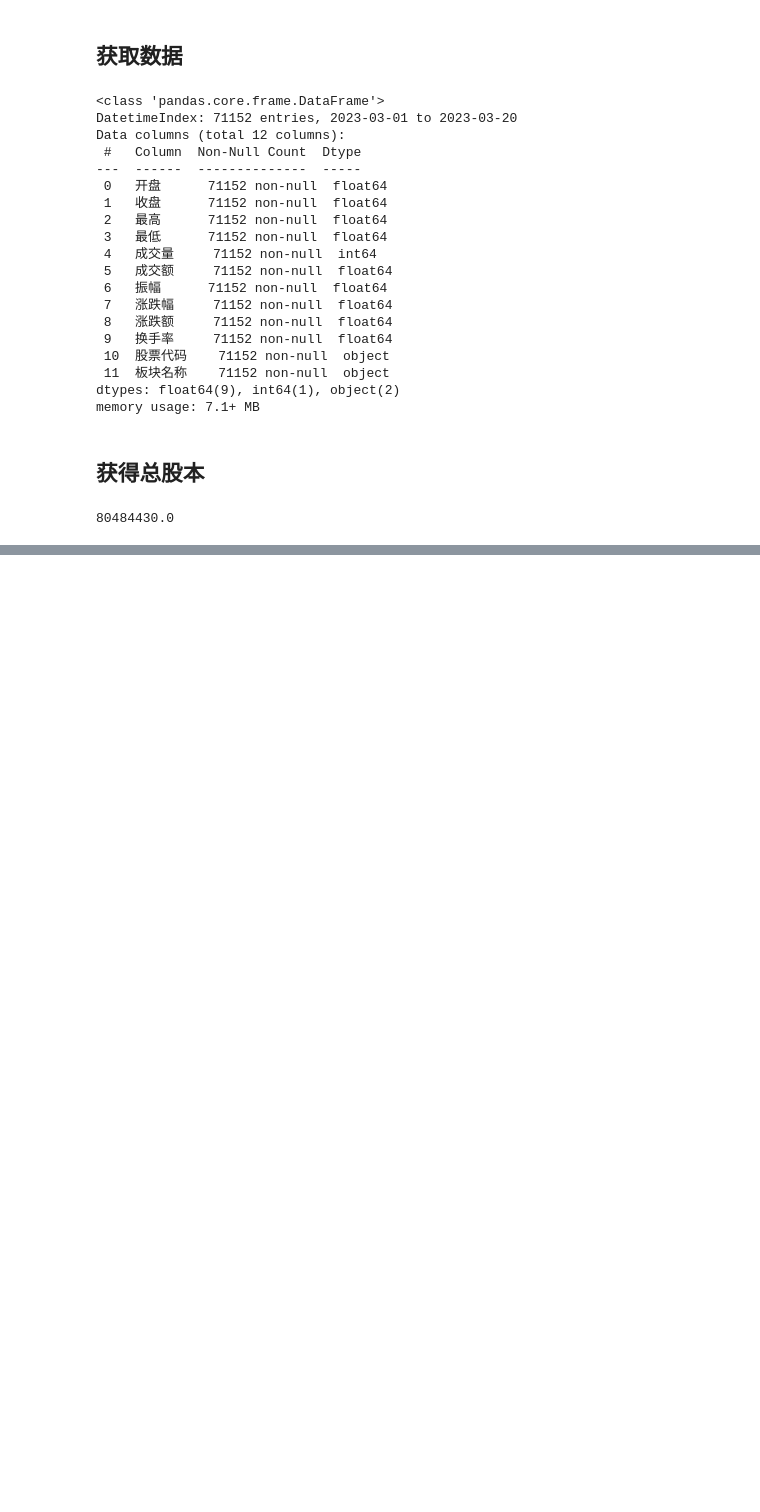
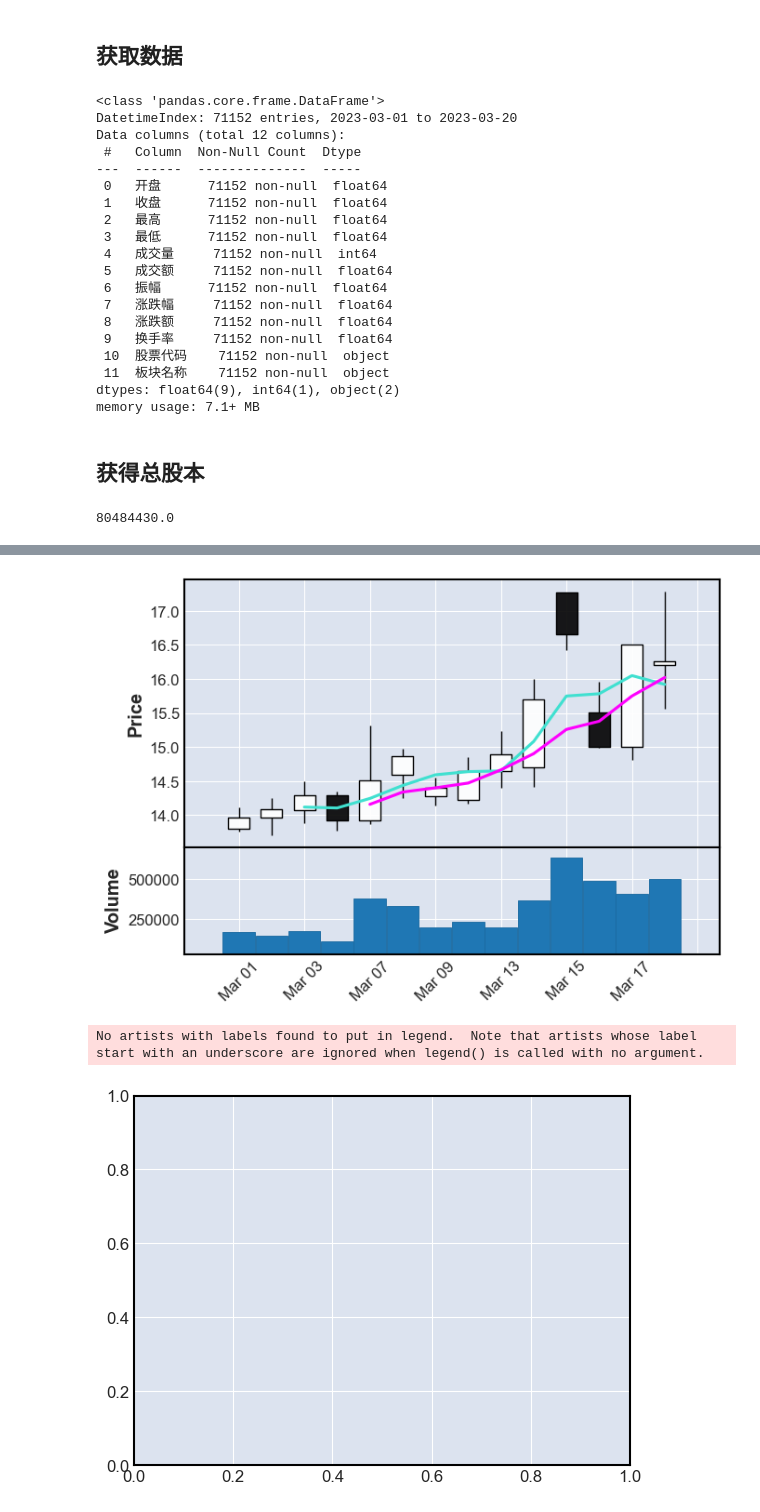
Before and after one commit to minikiller/streamlit-project, a Jupyter notebook: example/for_main.ipynb, the cells around one changed output, grey strips where cells are left out. Cells and saved outputs as stored; diff of their text form; code cells hidden in the pictures; blank space fills up the shorter version.

```diff
--- a/example/for_main.ipynb
+++ b/example/for_main.ipynb
@@ -54,0 +71,29 @@ df.head()
+# %%
+import mplfinance as mpf
+import pandas as pd
+import matplotlib.pyplot as plt
+
+# 读取数据
+# df = pd.read_csv('data.csv', index_col=0, parse_dates=True)
+# data = df.copy()
+data = df[df["股票代码"] == "002771"]
+data.index.name = 'Date'
+data = data.rename(columns={'开盘': 'Open', '收盘': 'Close',
+               '最高': 'High', '最低': 'Low', "成交量":"Volume"})
+
+# 创建 K 线图
+# mpf.plot(df, type='candle')
+mpf.plot(data, type="candle", mav=(3, 5), volume=True)
+
+# 创建折线图
+# plt.plot(df.index, df['Close'], label='Close')
+
+# 添加图例
+plt.legend()
+
+# 显示图形
+plt.show()
+# %% [output]
+[figure, added]
+No artists with labels found to put in legend.  Note that artists whose label start with an underscore are ignored when legend() is called with no argument.
+[figure, added]
```
Also changed, not shown: parts of 2 cells of this notebook, 1 other file.
